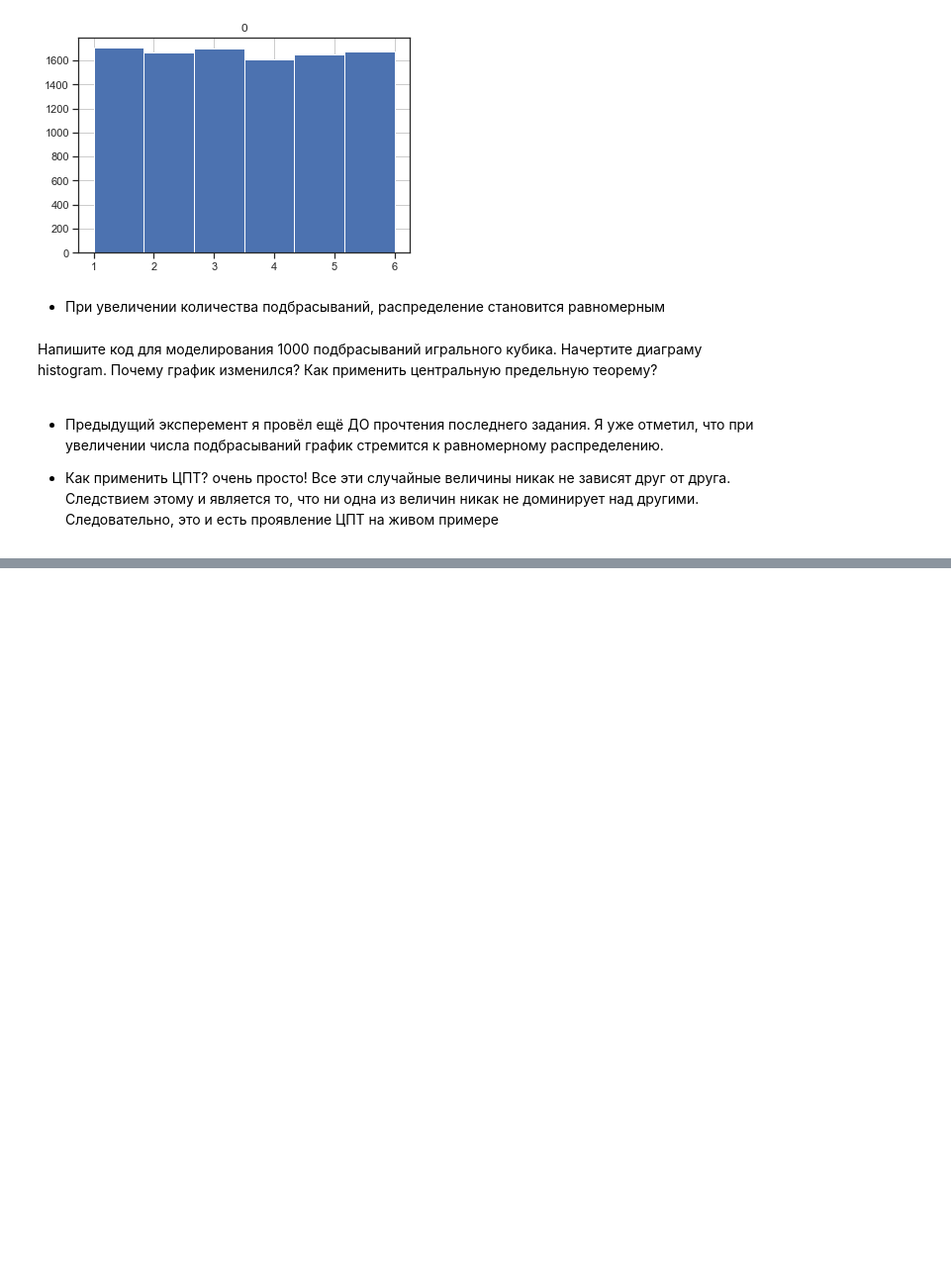
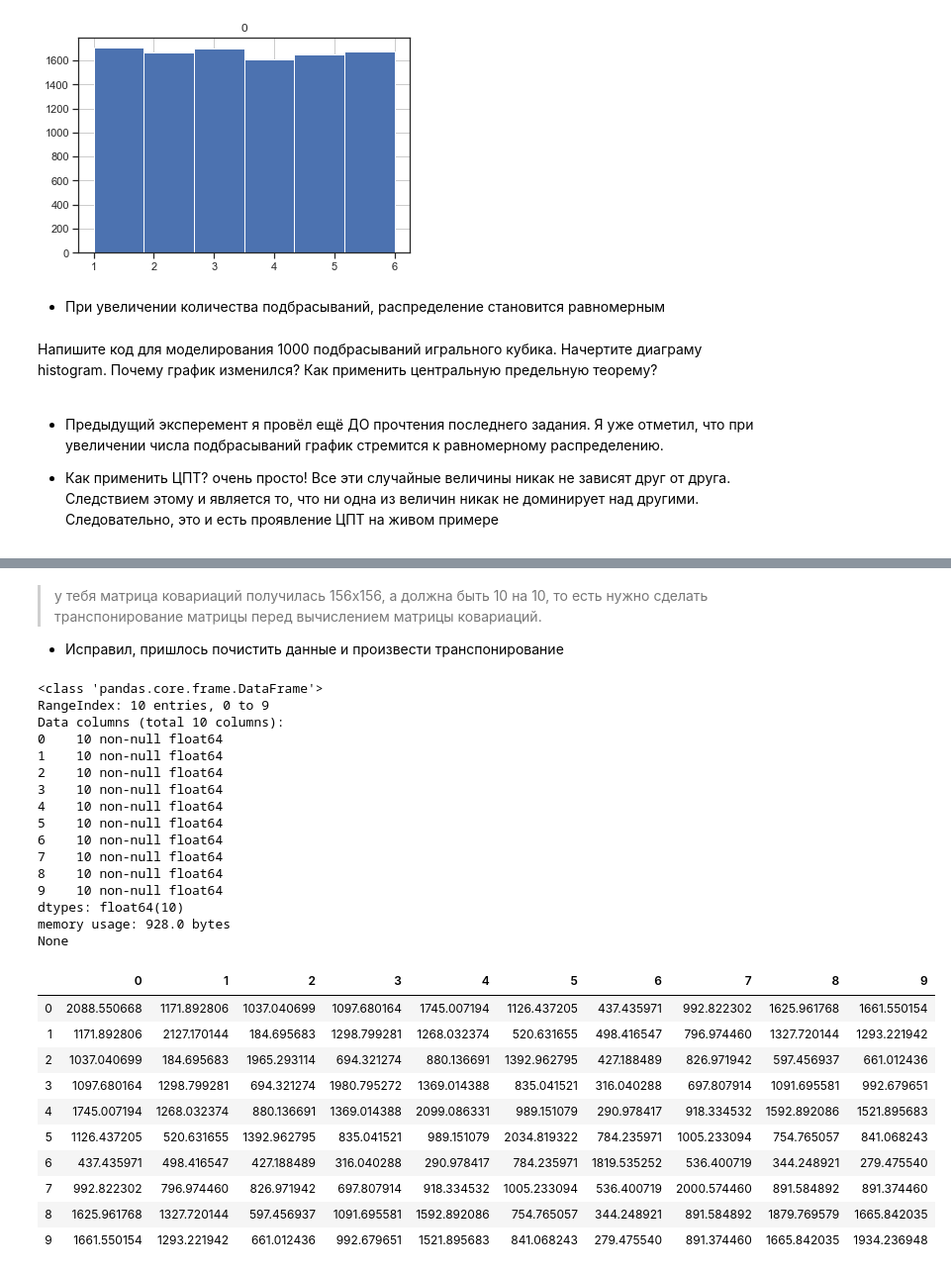
Before and after one commit to serp-ya/pyda-5-13, a Jupyter notebook: dz_2.ipynb, the cells around one changed output, grey strips where cells are left out. Shown at 99% size. Saved outputs shown, nothing was run; the diff lists cells and outputs as text; code cells hidden in the pictures; blank space fills up the shorter version.

```diff
--- a/dz_2.ipynb
+++ b/dz_2.ipynb
@@ -308,0 +322,37 @@ array([[<matplotlib.axes._subplots.AxesSubplot object at 0x...>]],
+# %% [markdown]
+> у тебя матрица ковариаций получилась 156x156, а должна быть 10 на 10, то есть нужно сделать транспонирование матрицы перед вычислением матрицы ковариаций.
+
+- Исправил, пришлось почистить данные и произвести транспонирование
+# %%
+cov_matrix = np.cov(data.drop(columns='Country (region)').dropna().T)
+cov_df = pd.DataFrame(cov_matrix)
+print(cov_df.info())
+cov_df
+# %% [output]
+<class 'pandas.core.frame.DataFrame'>
+RangeIndex: 10 entries, 0 to 9
+Data columns (total 10 columns):
+0    10 non-null float64
+1    10 non-null float64
+2    10 non-null float64
+3    10 non-null float64
+4    10 non-null float64
+5    10 non-null float64
+6    10 non-null float64
+7    10 non-null float64
+8    10 non-null float64
+9    10 non-null float64
+dtypes: float64(10)
+memory usage: 928.0 bytes
+None
+|  | 0 | 1 | 2 | 3 | 4 | 5 | 6 | 7 | 8 | 9 |
+| 0 | 2088.550668 | 1171.892806 | 1037.040699 | 1097.680164 | 1745.007194 | 1126.437205 | 437.435971 | 992.822302 | 1625.961768 | 1661.550154 |
+| 1 | 1171.892806 | 2127.170144 | 184.695683 | 1298.799281 | 1268.032374 | 520.631655 | 498.416547 | 796.974460 | 1327.720144 | 1293.221942 |
+| 2 | 1037.040699 | 184.695683 | 1965.293114 | 694.321274 | 880.136691 | 1392.962795 | 427.188489 | 826.971942 | 597.456937 | 661.012436 |
+| 3 | 1097.680164 | 1298.799281 | 694.321274 | 1980.795272 | 1369.014388 | 835.041521 | 316.040288 | 697.807914 | 1091.695581 | 992.679651 |
+| 4 | 1745.007194 | 1268.032374 | 880.136691 | 1369.014388 | 2099.086331 | 989.151079 | 290.978417 | 918.334532 | 1592.892086 | 1521.895683 |
+| 5 | 1126.437205 | 520.631655 | 1392.962795 | 835.041521 | 989.151079 | 2034.819322 | 784.235971 | 1005.233094 | 754.765057 | 841.068243 |
+| 6 | 437.435971 | 498.416547 | 427.188489 | 316.040288 | 290.978417 | 784.235971 | 1819.535252 | 536.400719 | 344.248921 | 279.475540 |
+| 7 | 992.822302 | 796.974460 | 826.971942 | 697.807914 | 918.334532 | 1005.233094 | 536.400719 | 2000.574460 | 891.584892 | 891.374460 |
+| 8 | 1625.961768 | 1327.720144 | 597.456937 | 1091.695581 | 1592.892086 | 754.765057 | 344.248921 | 891.584892 | 1879.769579 | 1665.842035 |
+| 9 | 1661.550154 | 1293.221942 | 661.012436 | 992.679651 | 1521.895683 | 841.068243 | 279.475540 | 891.374460 | 1665.842035 | 1934.236948 |
```
Also changed, not shown: parts of 12 cells of this notebook.
